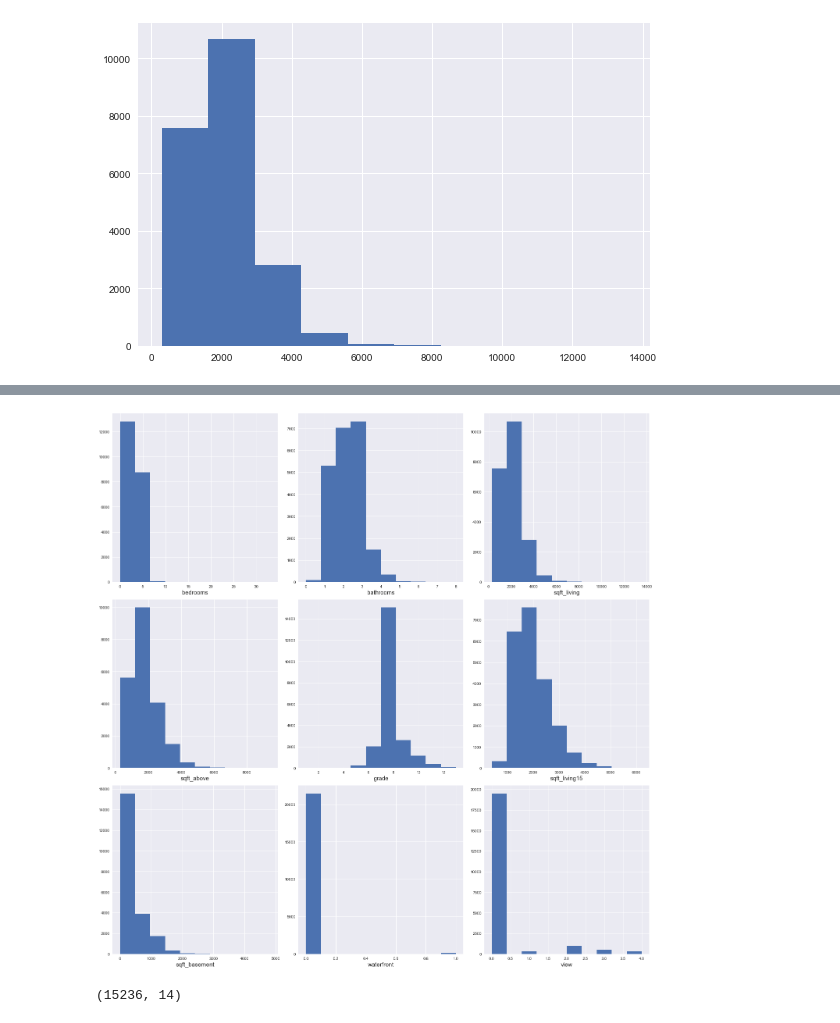
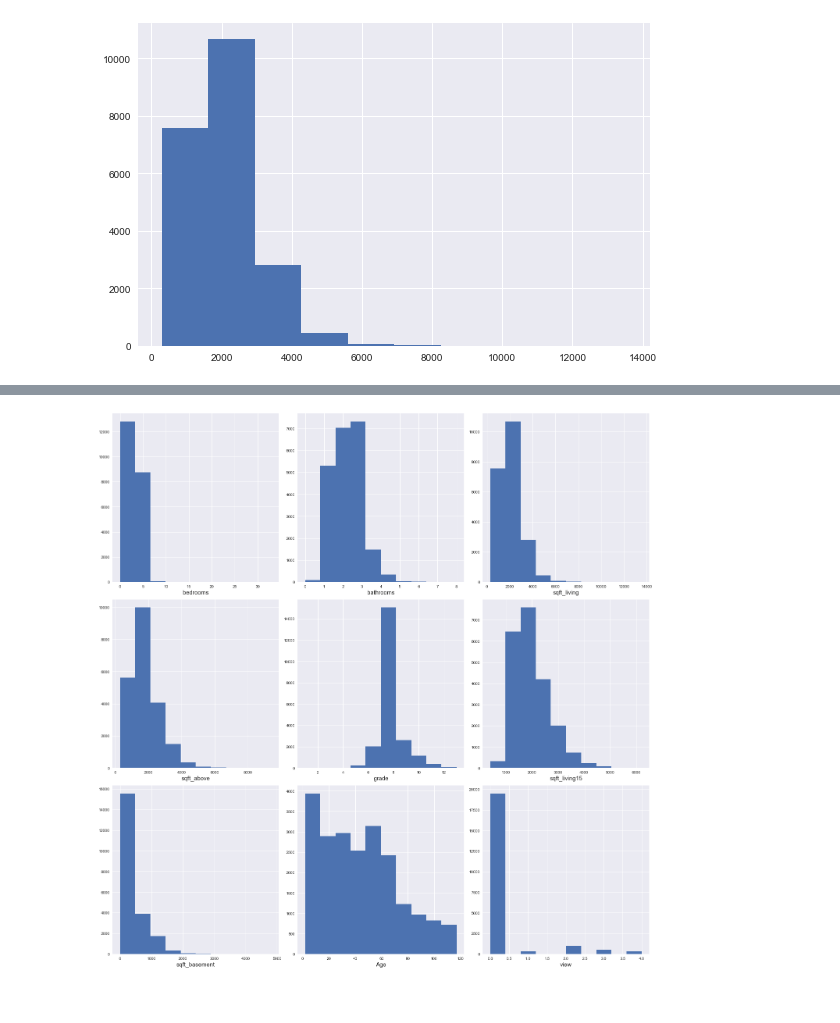
Before and after one commit to ArjunKholia/House-price-prediction-project, a Jupyter notebook: House Price Prediction Project.ipynb, the cells around one changed output, grey strips where cells are left out. Saved outputs shown, nothing was run; the diff lists cells and outputs as text; code cells hidden in the pictures.

```diff
--- a/House Price Prediction Project.ipynb
+++ b/House Price Prediction Project.ipynb
@@ -69,6 +74,6 @@ df.corr()
 | sqft_living15 | -0.002901 | 0.585379 | 0.391638 | 0.568634 | 0.756420 | 0.144608 | 0.279885 | 0.086463 | 0.280439 | -0.092824 | ... |
 | sqft_lot15 | -0.138798 | 0.082447 | 0.029244 | 0.087175 | 0.183286 | 0.718557 | -0.011269 | 0.030703 | 0.072575 | -0.003406 | ... |
 # %%
-df = df[['price','bedrooms','bathrooms','sqft_living','floors','waterfront','view','grade','sqft_above','sqft_basement','sqft_living15','yr_built','yr_renovated','zipcode']]
+df = df[['price','bedrooms','bathrooms','sqft_living','floors','view','grade','sqft_above','sqft_basement','sqft_living15','yr_built','yr_renovated','zipcode']]
 df.head()
 # %% [output]
@@ -87 +96,6 @@ plt.tight_layout()
 [figure]
+# %%
+#Defining Age of house & dropping yr_built column
+maximum = df[['yr_built','yr_renovated']].max(axis = 1)
+df['Age'] = 2017 - maximum
+df = df.drop('yr_built',1)
@@ -172,66 +203,33 @@ ax4 = fig.add_subplot(334)
 ax4.hist(df.sqft_above)
 ax4.set_xlabel('sqft_above', fontsize = 15)
 
 #5
 ax5 = fig.add_subplot(335)
 ax5.hist(df.grade)
 ax5.set_xlabel('grade', fontsize = 15)
 
 #6
 ax6 = fig.add_subplot(336)
 ax6.hist(df.sqft_living15)
 ax6.set_xlabel('sqft_living15', fontsize = 15)
 
 #7
 ax7 = fig.add_subplot(337)
 ax7.hist(df.sqft_basement)
 ax7.set_xlabel('sqft_basement', fontsize = 15)
 
 #8
 ax8 = fig.add_subplot(338)
-ax8.hist(df.waterfront)
-ax8.set_xlabel('waterfront', fontsize = 15)
+ax8.hist(df.Age)
+ax8.set_xlabel('Age', fontsize = 15)
 
 #9
 ax9 = fig.add_subplot(339)
 ax9.hist(df.view)
 ax9.set_xlabel('view', fontsize = 15)
 
 
 plt.tight_layout()
 fig.savefig('House_price_hist.png')
 # %% [output]
-[figure, old version]
+[figure, new version]
-# %%
-df['Age'] = 2017 - df.yr_built
-df = df.drop('yr_built',1)
-df['Basement_or_not'] =  df['sqft_basement'].apply(lambda x: 1 if x > 0 else 0)
-
-df['renovated_or_not'] =  df['yr_renovated'].apply(lambda x: 1 if x > 0 else 0)
-
-df = df.drop('sqft_basement',1)
-
-df = df.drop('yr_renovated',1)
-
-df = df[(df.bedrooms < 6) & (df.bedrooms > 0)]
-
-df = df[(df.bathrooms < 5) & (df.bathrooms >= 1)]
-
-df['bath_new'] = df['bathrooms']*2
-
-df = df.drop('bathrooms',1)
-
-df = df[(df.sqft_living <= 4000) & (df.sqft_living > 500)]
-
-df = df[(df.sqft_above <= 4000) & (df.sqft_above > 500)]
-
-df = df[(df.sqft_living15 <= 3500) & (df.sqft_living15 > 1000)]
-
-df =df[df.floors <= 3]
-
-df = df[(df.grade > 5) & (df.grade < 11)]
-
-df = df[(df['Age'] < 80) & (df['price'] < 800000 ) & (df['price'] >= 150000 )]
-df.shape
-# %% [output]
-(15236, 14)
```
Also changed, not shown: parts of 24 cells of this notebook, 2 other files.
